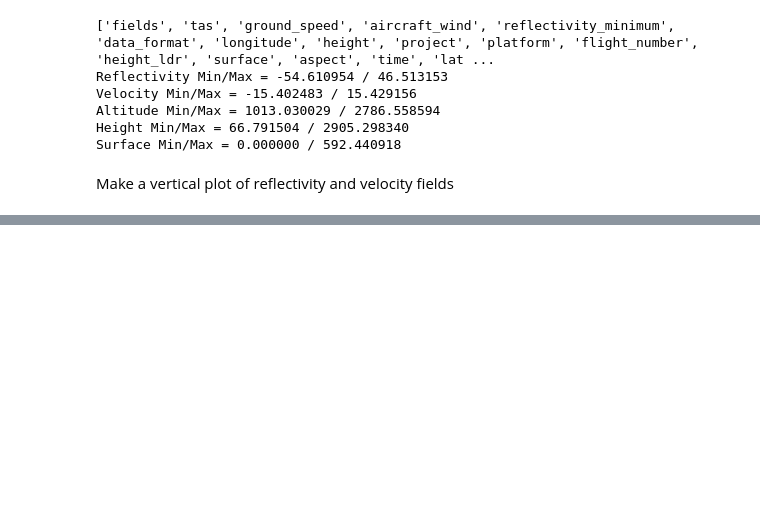
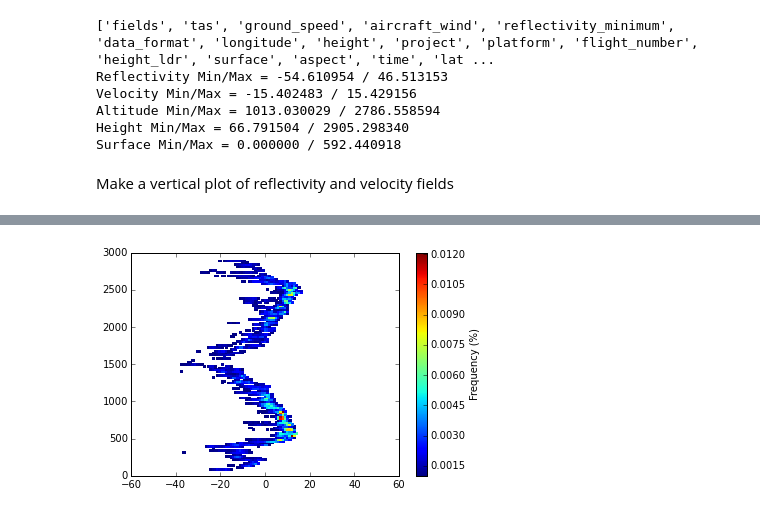
Before and after one commit to nguy/AWOT, a Jupyter notebook: examples/awot_plot_wcr2.ipynb, the cells around one changed output, grey strips where cells are left out. Cells and saved outputs as stored; diff of their text form; code cells hidden in the pictures; blank space fills up the shorter version.

```diff
--- a/examples/awot_plot_wcr2.ipynb
+++ b/examples/awot_plot_wcr2.ipynb
@@ -92,0 +94,10 @@ wcr_vp.time_height_image('velocity', ax=ax2, plot_log10_var=False,
+# %%
+tas2D, Ht2D = np.meshgrid(wcr['tas']['data'][:], wcr['height']['data'][:])
+
+figC, axC = plt.subplots(1, 1)
+
+awot.graph.plot_bivariate_frequency(wcr['fields']['reflectivity']['data'].ravel(), Ht2D.ravel(),
+                              xbinsminmax=(-50., 50.), ybinsminmax=(0., 3000.), nbinsx=100, nbinsy=120,
+                              mask_below=0.00001, plot_colorbar=True, plot_percent=True, ax=axC, fig=figC)
+# %% [output]
+[figure, added]
```
Also changed, not shown: parts of 7 cells of this notebook, 3 other files.
